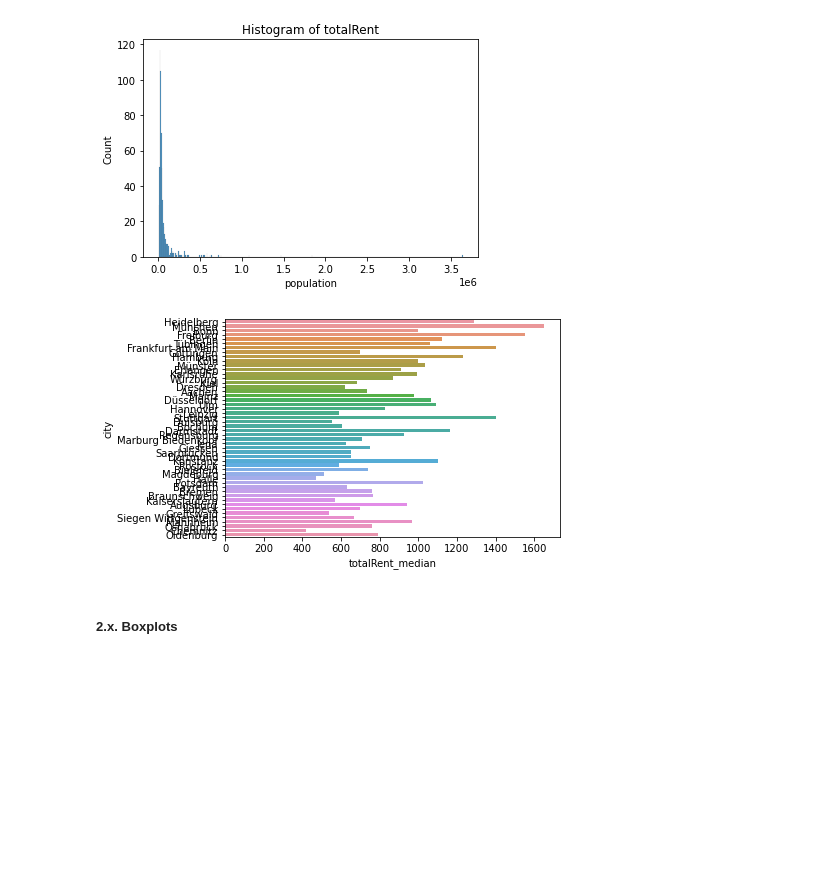
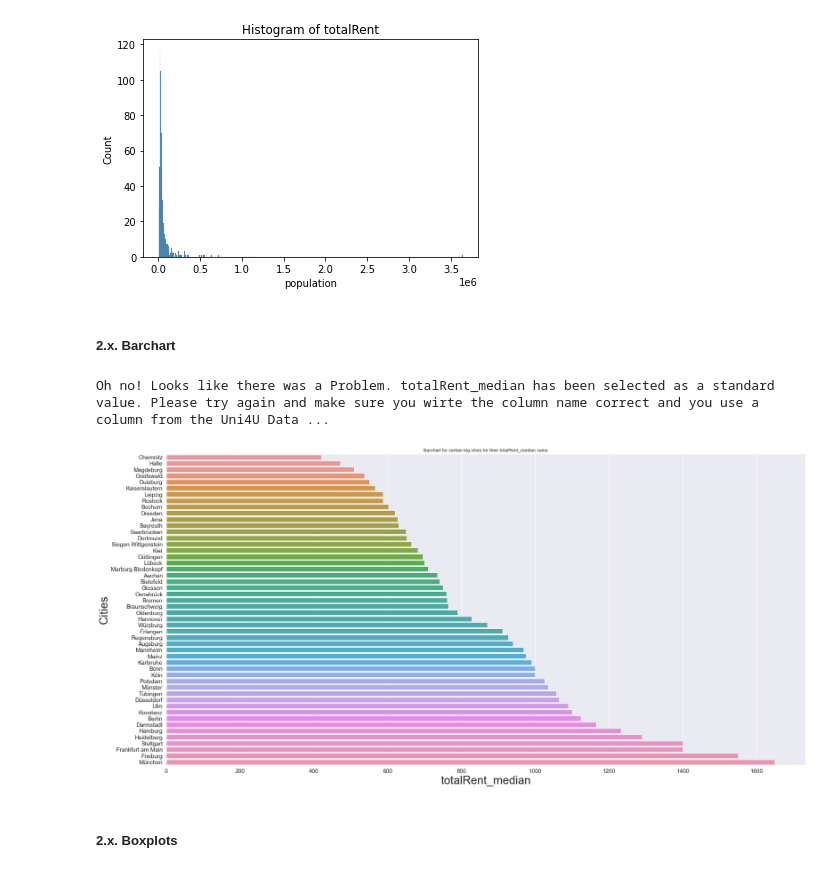
Before and after one commit to reemakk/group-3, a Jupyter notebook: Data_analysis.ipynb, the cells around one changed output. Cells and saved outputs as stored; diff of their text form; code cells hidden in the pictures; blank space fills up the shorter version.

```diff
--- a/Data_analysis.ipynb
+++ b/Data_analysis.ipynb
@@ -314,15 +314,30 @@ sns.histplot(population_only_adjusteddata["population"], kde = False).set_title(
 plt.show()
 # %% [output]
 [figure]
-# %%
-x="totalRent_median"
-y="city"
-
-sns.barplot(x,y, data=Uni4U_Data)
-
-plt.show()
-# %% [output]
-[figure, removed]
+# %% [markdown]
+##### 2.x. Barchart
+# %%
+#Creating a barchart with the cities for wanted columns:
+x=input_uni4u_column_adjusted()
+y="city"
+
+sorted_data=Uni4U_Data.sort_values(x)
+#filt=(Uni4U_Data["year"]==2015) & (Uni4U_Data["city"]=="München") | (Uni4U_Data["year"]==2015) &(Uni4U_Data["city"]=="Hamburg") | (Uni4U_Data["year"]==2015) &(Uni4U_Data["city"]=="Berlin")  | (Uni4U_Data["year"]==2015) &(Uni4U_Data["city"]=="Köln")| (Uni4U_Data["year"]==2015) &(Uni4U_Data["city"]=="Frankfurt am Main")
+#searched_city=Uni4U_Data[filt]
+#searched_city=searched_city.sort_values(x)
+
+sns.set(rc = {'figure.figsize':(30,15)})
+sns.barplot(x, y, data=sorted_data)
+
+plt.xlabel(x, size=30)
+plt.ylabel("Cities", size=30)
+plt.tick_params(axis='both', which='major', labelsize=15)
+
+plt.title("Barchart for certain big cities for their "+x+" value")
+plt.savefig("Pictures/barchart"+x+".jpeg")
+# %% [output]
+Oh no! Looks like there was a Problem. totalRent_median has been selected as a standard value. Please try again and make sure you wirte the column name correct and you use a column from the Uni4U Data ...
+[figure, added]
 # %% [markdown]
 ##### 2.x. Boxplots
 # %%
```
Also changed, not shown: parts of 1 cell of this notebook, 1 other file.
